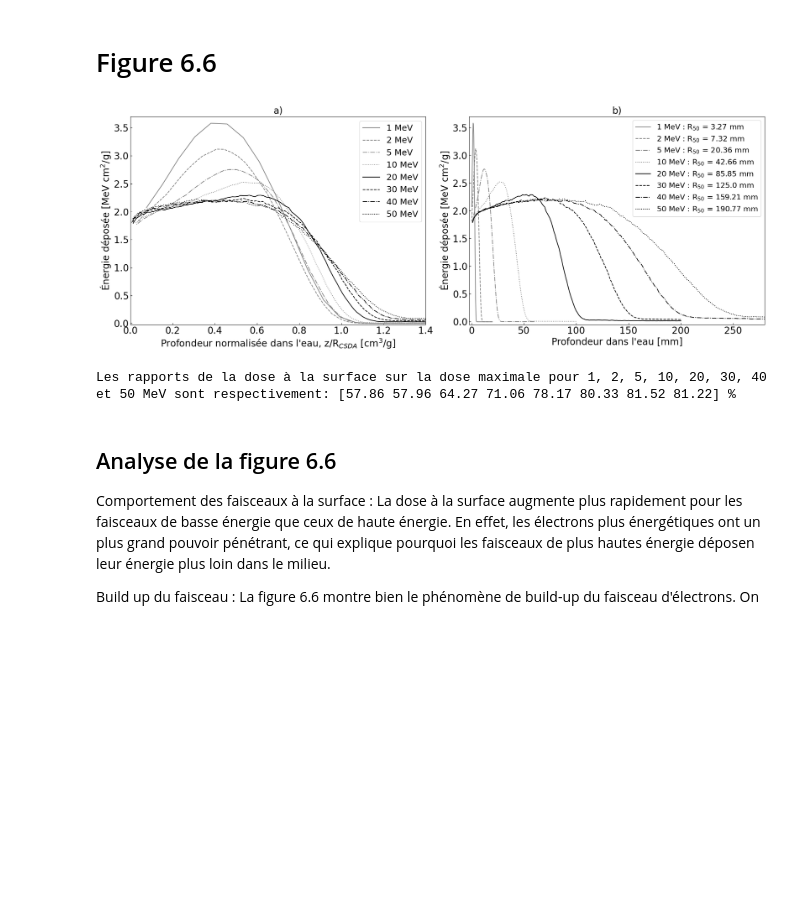
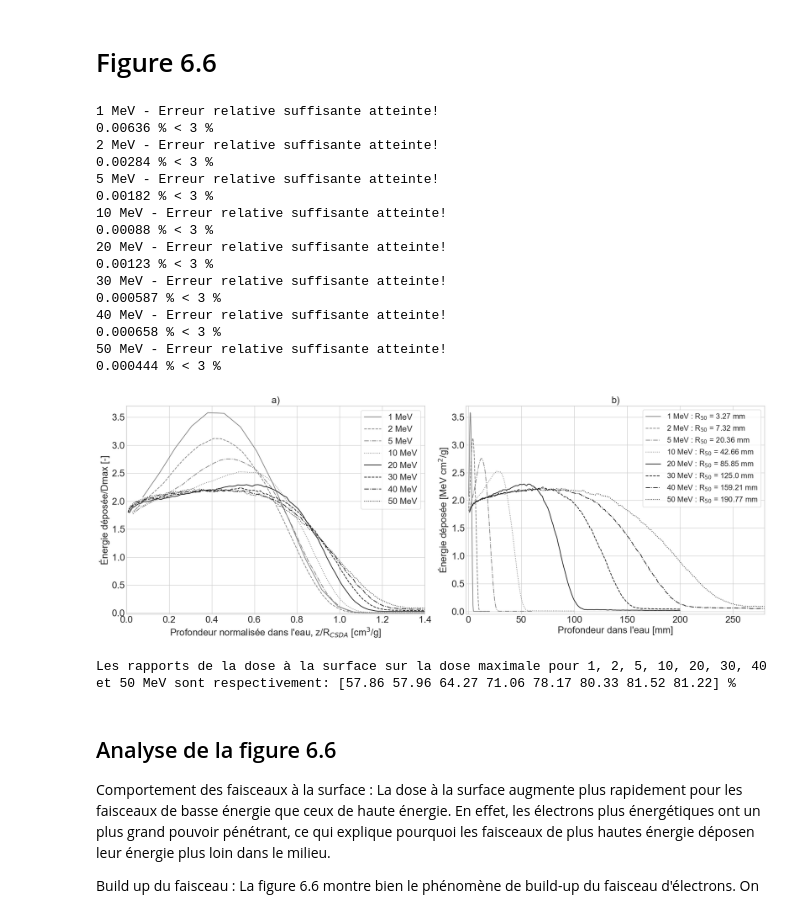
Before and after one commit to Frank0024/Devoir_TOPAS_2024, a Jupyter notebook: Devoir_TOPAS_2024.ipynb, the cells around one changed output. Drawn from its saved outputs; the diff is of its cells as text; code cells hidden in the pictures; blank space fills up the shorter version.

```diff
--- a/Devoir_TOPAS_2024.ipynb
+++ b/Devoir_TOPAS_2024.ipynb
@@ -67,7 +67,7 @@ Dsurf = np.empty(np.size(energies))
 fig, (ax1, ax2) = plt.subplots(1, 2, figsize=(20, 7.5))
 
 ax1.set_xlabel("Profondeur normalisée dans l'eau, z/R$_{CSDA}$ [cm$^3$/g]", fontsize='20')
-ax1.set_ylabel("Énergie déposée [MeV cm$^2$/g]", fontsize='20')
+ax1.set_ylabel("Énergie déposée/Dmax [-]", fontsize='20')
 ax1.set_title("a)", fontsize='20')
 ax1.tick_params(direction='in', labelsize='20')
 
@@ -90,6 +90,16 @@ for i in range(len(energies)):
     # vecteurs de profondeur
     depth = (bin_nbr[i]-bins)*(tot_depths[i]/bin_nbr[i]) # cm, défini à partir des numéros de bins et de la profondeur totale du scorer
     depth_norm = depth/Rcsda[i] # cm
+
+
+    # erreur relative
+    std_rel[i] = (np.nanmean(std/dose))*100 # % erreur moyenne sur mesure de dose
+    if std_rel[i] < 3: # erreur maximale est choisie à 3%
+        print(energies[i], "MeV - Erreur relative suffisante atteinte!")
+        print(format(std_rel[i], '.3g'), "% <", "3 %")
+    else:
+        print(energies[i], "MeV - Erreur relative trop élevée")
+        print(format(std_rel[i], '.3g'), "% >", "3 %")
 
     # conversion dose
     dose_norm = dose/(1000*MeV_to_joule*in_fluence[i]) # MeV cm2/g, conversion des MeV en Joule et normalisation par la fluence initiale
@@ -105,35 +115,51 @@ for i in range(len(energies)):
     dose_50 = 0.5*dose_max
     freduced2 = interpolate.UnivariateSpline(np.flip(depth*10), np.flip((dose_norm-dose_50)), s=0)
     R50[i] = freduced2.roots()
 
     # Dose à la surface
     """ Calcul du rapport de la dose à la surface sur la dose maximale"""
     Dsurf[i] = 100*dose_norm[-1]/dose_max
 
     if energies[i] < 11:
         # figure 6.6a)
         ax1.plot(depth_norm, dose_norm, marker[i], label = "{} MeV".format(e), color="grey")
         # figure 6.6b)
         ax2.plot(depth*10, dose_norm, marker[i], label = "{} MeV : R$_{{50}}$ = {} mm".format(e,round(R50[i],2)), color="grey")
     else:
         # figure 6.6a)
         ax1.plot(depth_norm, dose_norm, marker[i], label = "{} MeV".format(e))
         # figure 6.6b)
         ax2.plot(depth*10, dose_norm, marker[i], label = "{} MeV : R$_{{50}}$ = {} mm".format(e,round(R50[i],2)))
 
 ax1.set_xlim([0, 1.4])
 ax1.set_ylim([-0.02, 3.7])
 ax2.set_xlim([-2, 280])
 ax2.set_ylim([-0.05, 3.7])
 ax1.legend(loc=0, frameon=True, fontsize='18')
 ax2.legend(loc=0, frameon=True, fontsize='16')
 plt.tight_layout()  # Adjusts the plot to ensure everything fits without overlapping
 plt.show()
 
 print("Les rapports de la dose à la surface sur la dose maximale pour 1, 2, 5, 10, 20, 30, 40 et 50 MeV sont respectivement:",np.round(Dsurf,2),"%")
 # %% [output]
+1 MeV - Erreur relative suffisante atteinte!
+0.00636 % < 3 %
+2 MeV - Erreur relative suffisante atteinte!
+0.00284 % < 3 %
+5 MeV - Erreur relative suffisante atteinte!
+0.00182 % < 3 %
+10 MeV - Erreur relative suffisante atteinte!
+0.00088 % < 3 %
+20 MeV - Erreur relative suffisante atteinte!
+0.00123 % < 3 %
+30 MeV - Erreur relative suffisante atteinte!
+0.000587 % < 3 %
+40 MeV - Erreur relative suffisante atteinte!
+0.000658 % < 3 %
+50 MeV - Erreur relative suffisante atteinte!
+0.000444 % < 3 %
-[figure, old version]
+[figure, new version]
-Les rapports de la dose à la surface sur la dose maximale pour 1, 2, 5, 10, 20, 30, 40 et 50 MeV sont respectivement: [57.86 57.96 64.27 71.06 78.17 80.33 81.52 81.22] %
+Les rapports de la dose à la surface sur la dose maximale pour 1, 2, 5, 10, 20, 30, 40 et 50 MeV sont respectivement: [57.86 57.96 64.27 71.06 78.17 80.33 81.52 81.22] %
 # %% [markdown]
 ## Analyse de la figure 6.6
 
```
Also changed, not shown: parts of 3 cells of this notebook.
